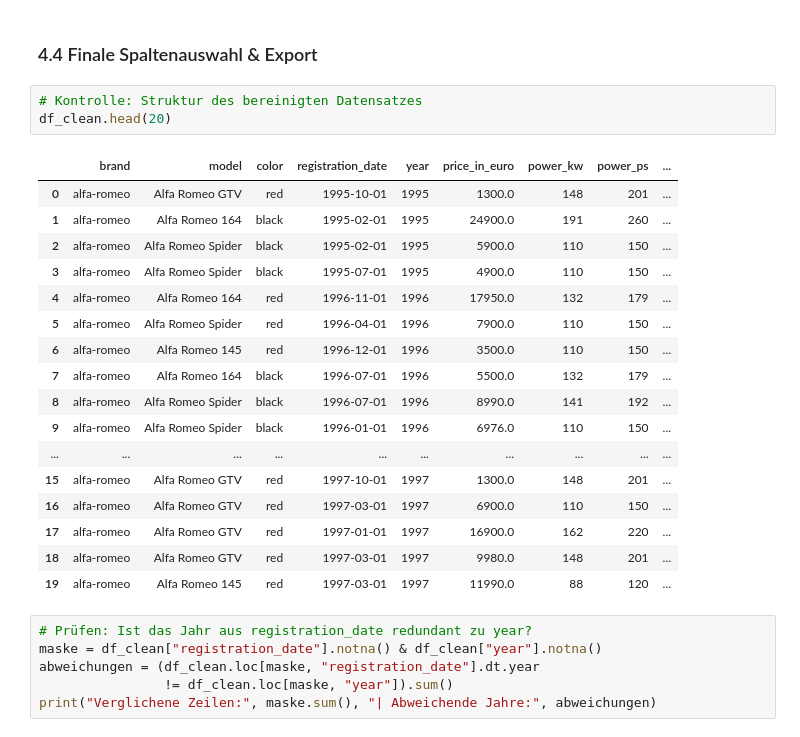
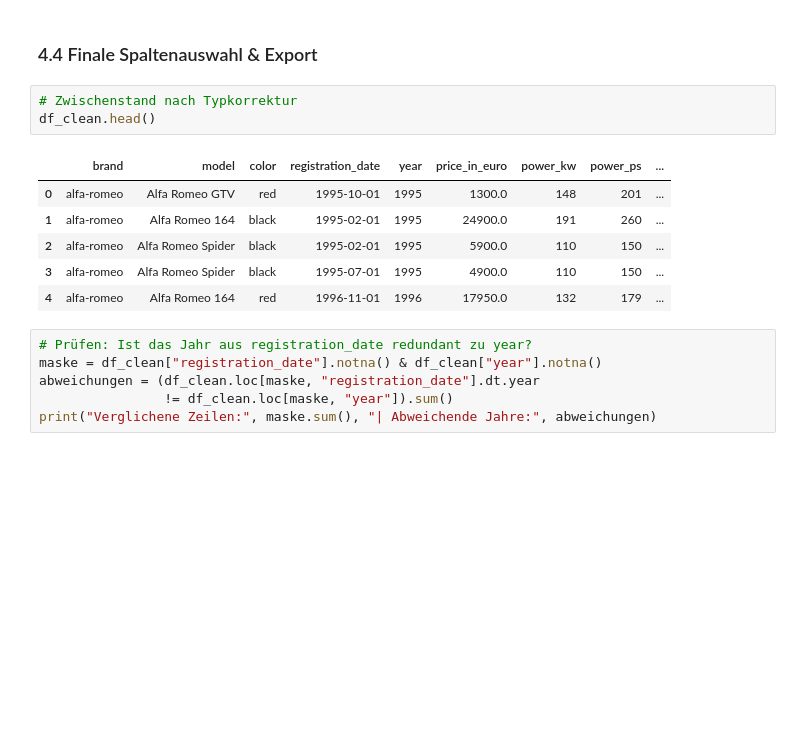
Before and after one commit to 1Zippel4/preisanalyse-autoscout24, a Jupyter notebook: notebooks/01_eda.ipynb, the cells around one changed output. Saved outputs shown, nothing was run; the diff lists cells and outputs as text; blank space fills up the shorter version.

```diff
--- a/notebooks/01_eda.ipynb
+++ b/notebooks/01_eda.ipynb
@@ -287,26 +358,15 @@ echte NaN umgewandelt. Zudem wiesen 4 Fahrzeuge ein unplausibles Baujahr über
 # %% [markdown]
 ### 4.4 Finale Spaltenauswahl & Export
 # %%
-# Kontrolle: Struktur des bereinigten Datensatzes
-df_clean.head(20)
+# Zwischenstand nach Typkorrektur
+df_clean.head()
 # %% [output]
 |  | brand | model | color | registration_date | year | price_in_euro | power_kw | power_ps | ... |
 | 0 | alfa-romeo | Alfa Romeo GTV | red | 1995-10-01 | 1995 | 1300.0 | 148 | 201 | ... |
 | 1 | alfa-romeo | Alfa Romeo 164 | black | 1995-02-01 | 1995 | 24900.0 | 191 | 260 | ... |
 | 2 | alfa-romeo | Alfa Romeo Spider | black | 1995-02-01 | 1995 | 5900.0 | 110 | 150 | ... |
 | 3 | alfa-romeo | Alfa Romeo Spider | black | 1995-07-01 | 1995 | 4900.0 | 110 | 150 | ... |
 | 4 | alfa-romeo | Alfa Romeo 164 | red | 1996-11-01 | 1996 | 17950.0 | 132 | 179 | ... |
-| 5 | alfa-romeo | Alfa Romeo Spider | red | 1996-04-01 | 1996 | 7900.0 | 110 | 150 | ... |
-| 6 | alfa-romeo | Alfa Romeo 145 | red | 1996-12-01 | 1996 | 3500.0 | 110 | 150 | ... |
-| 7 | alfa-romeo | Alfa Romeo 164 | black | 1996-07-01 | 1996 | 5500.0 | 132 | 179 | ... |
-| 8 | alfa-romeo | Alfa Romeo Spider | black | 1996-07-01 | 1996 | 8990.0 | 141 | 192 | ... |
-| 9 | alfa-romeo | Alfa Romeo Spider | black | 1996-01-01 | 1996 | 6976.0 | 110 | 150 | ... |
-| ... | ... | ... | ... | ... | ... | ... | ... | ... | ... |
-| 15 | alfa-romeo | Alfa Romeo GTV | red | 1997-10-01 | 1997 | 1300.0 | 148 | 201 | ... |
-| 16 | alfa-romeo | Alfa Romeo GTV | red | 1997-03-01 | 1997 | 6900.0 | 110 | 150 | ... |
-| 17 | alfa-romeo | Alfa Romeo GTV | red | 1997-01-01 | 1997 | 16900.0 | 162 | 220 | ... |
-| 18 | alfa-romeo | Alfa Romeo GTV | red | 1997-03-01 | 1997 | 9980.0 | 148 | 201 | ... |
-| 19 | alfa-romeo | Alfa Romeo 145 | red | 1997-03-01 | 1997 | 11990.0 | 88 | 120 | ... |
 # %%
 # Prüfen: Ist das Jahr aus registration_date redundant zu year?
 maske = df_clean["registration_date"].notna() & df_clean["year"].notna()
```
Also changed, not shown: parts of 25 cells of this notebook, 14 other files.
